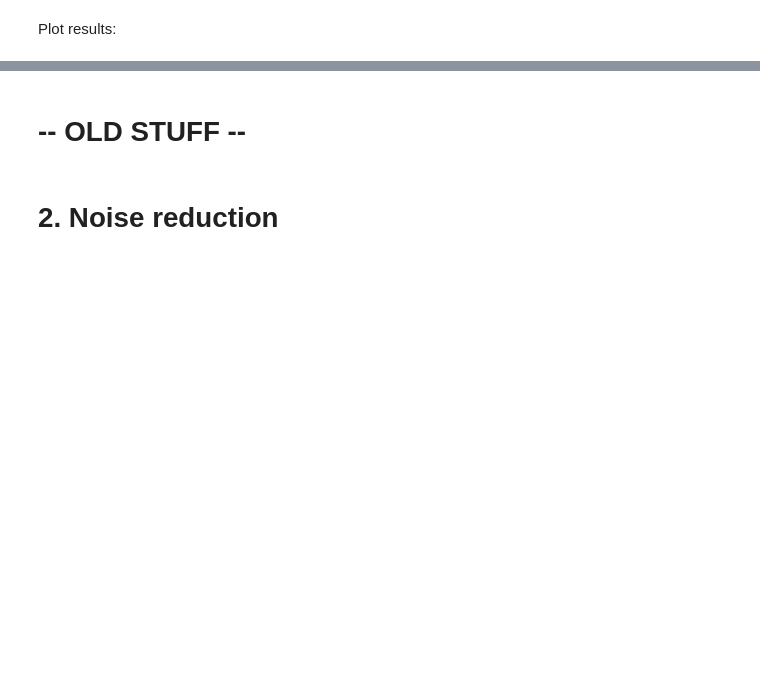
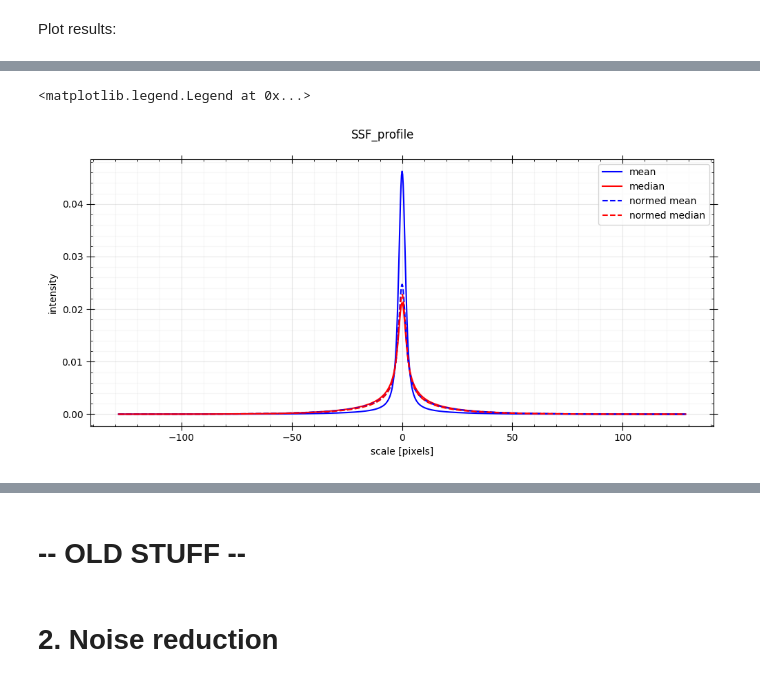
Before and after one commit to paranoya/image-processing, a Jupyter notebook: GARLIC-1D.ipynb, the cells around one changed output, grey strips where cells are left out. Cells and saved outputs as stored; diff of their text form; code cells hidden in the pictures; blank space fills up the shorter version.

```diff
--- a/GARLIC-1D.ipynb
+++ b/GARLIC-1D.ipynb
@@ -261,0 +310,28 @@ plt.show()
+# %%
+fig, axes = new_figure('SSF_profile')
+
+ax = axes[0, 0]
+ax.set_xlabel('scale [pixels]')
+#ax.set_xscale('log')
+ax.set_ylabel('intensity')
+#ax.set_yscale('log')
+
+L = 3*smoothing_radii[-1]
+x = np.arange(-L, L+.5)
+original_x = x / resolution_boost
+
+def SSF_profile(amplitudes):
+    profile = np.zeros_like(x)
+    for radius, amplitude in zip(smoothing_radii, amplitudes):
+        profile += amplitude * np.exp(-.5*(x/radius)**2) / radius
+    return profile / np.sqrt(2*np.pi)
+
+ax.plot(original_x, SSF_profile(a_mean), 'b-', label='mean')
+ax.plot(original_x, SSF_profile(a_median), 'r-', label='median')
+ax.plot(original_x, SSF_profile(a_normed_mean), 'b--', label='normed mean')
+ax.plot(original_x, SSF_profile(a_normed_median), 'r--', label='normed median')
+
+ax.legend()
+# %% [output]
+<matplotlib.legend.Legend at 0x...>
+[figure, added]
```
Also changed, not shown: parts of 18 cells of this notebook, 4 other files.
